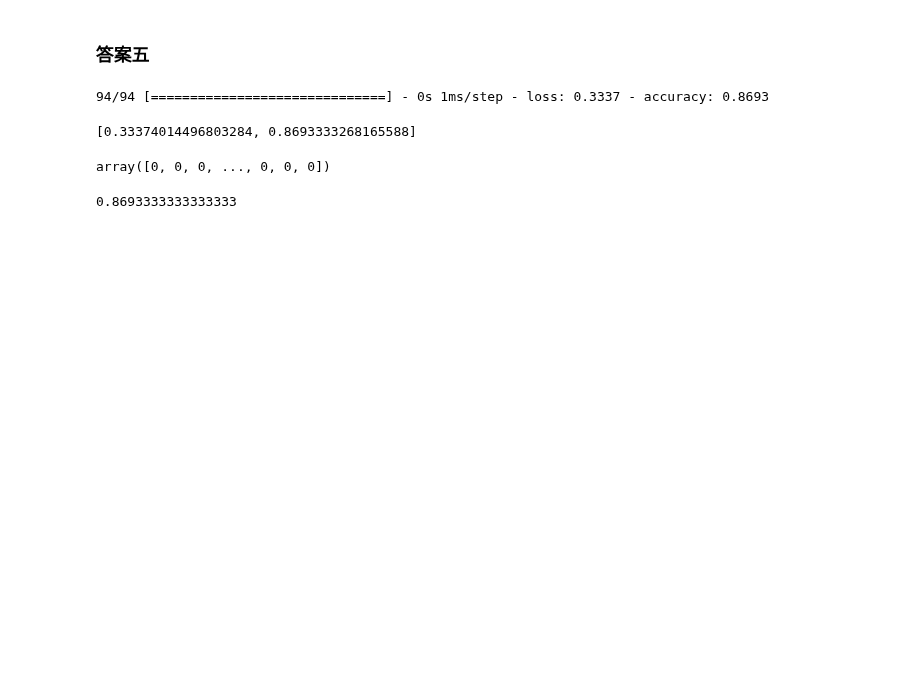
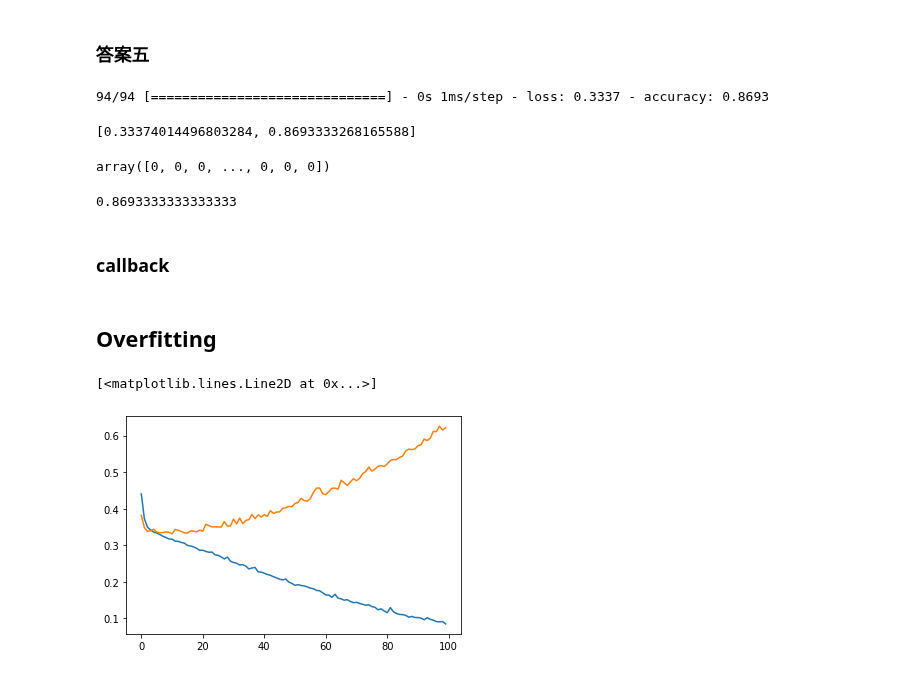
Before and after one commit to ywchiu/tibamedl, a Jupyter notebook: Demo20210410.ipynb, the cells around one changed output. Cells and saved outputs as stored; diff of their text form; code cells hidden in the pictures; blank space fills up the shorter version.

```diff
--- a/Demo20210410.ipynb
+++ b/Demo20210410.ipynb
@@ -352,3 +352,5 @@ from sklearn.metrics import accuracy_score
 accuracy_score(test_y, pred_y)
 # %% [output]
 0.8693333333333333
+# %% [markdown]
+### callback
@@ -354,0 +374,28 @@ accuracy_score(test_y, pred_y)
+# %% [markdown]
+## Overfitting
+# %%
+# 11 -> 5 -> 1
+from tensorflow.keras.models import Sequential
+from tensorflow.keras.layers import Dense
+model = Sequential()
+model.add(Dense(256, activation = 'relu', input_shape = (11,)))
+model.add(Dense(256, activation = 'relu'))
+model.add(Dense(1, activation = 'sigmoid'))
+
+model.compile(optimizer='adam',
+       loss='binary_crossentropy',
+       metrics=['accuracy'])
+
+history = model.fit(train_X, train_y,
+    batch_size = 128,
+    epochs = 100,
+    verbose = 1,
+    validation_data = (test_X, test_y))
+# %%
+from matplotlib import pyplot as plt
+
+plt.plot(list(range(len(history.history.get('loss')))), history.history.get('loss'))
+plt.plot(list(range(len(history.history.get('loss')))), history.history.get('val_loss'))
+# %% [output]
+[<matplotlib.lines.Line2D at 0x...>]
+[figure, added]
```
Also changed, not shown: parts of 30 cells of this notebook.
